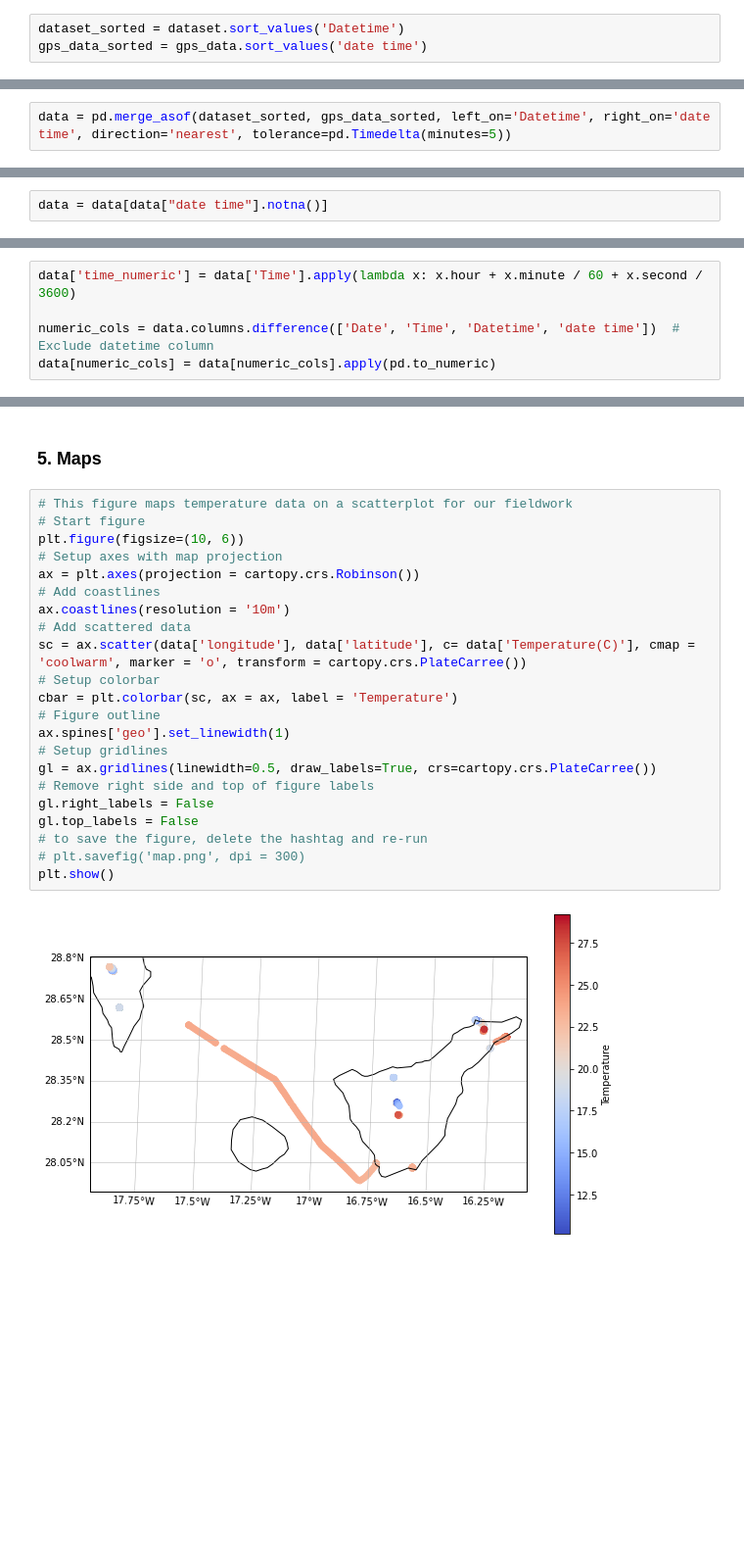
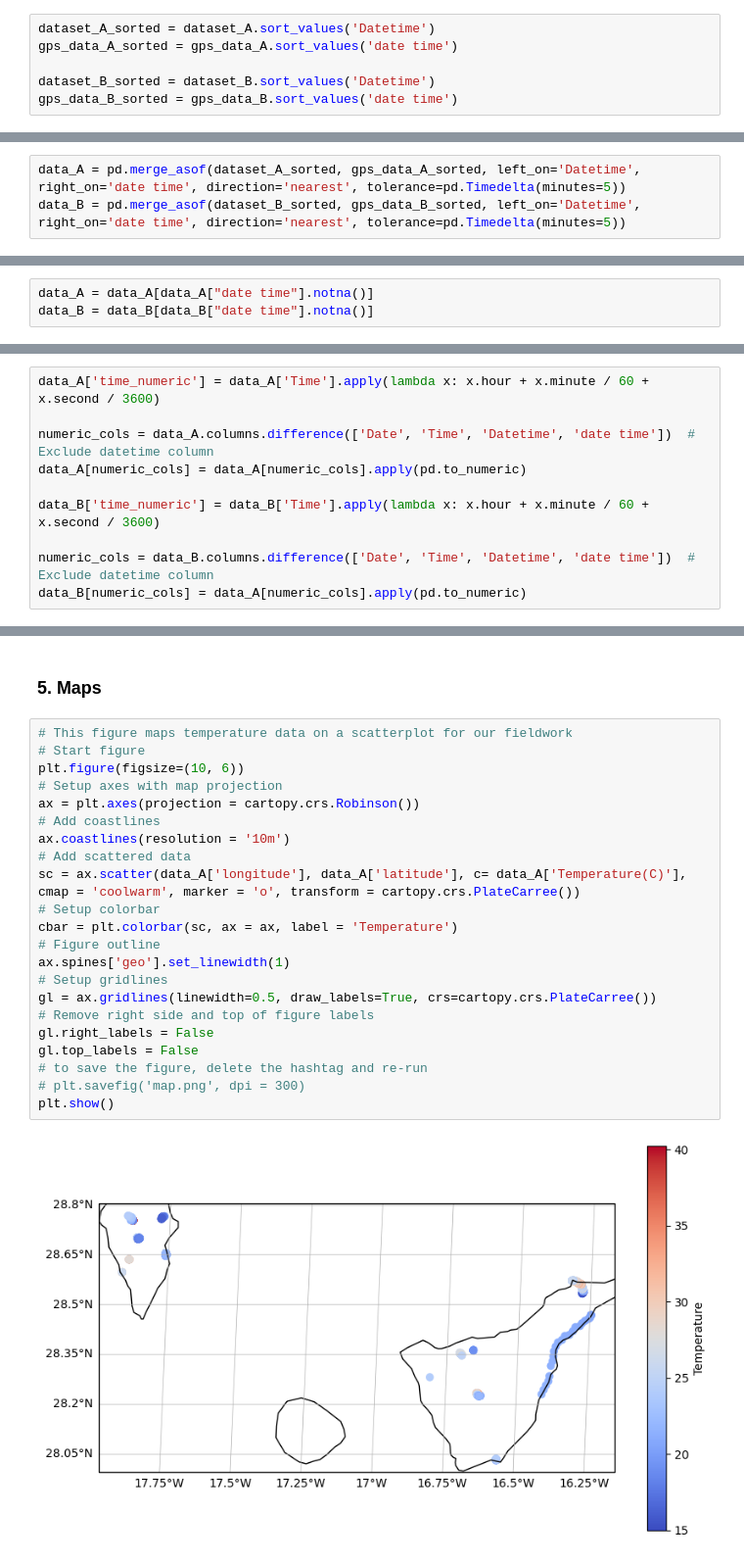
Before and after one commit to harryjgrosvenor/FT202403_CanaryIslands, a Jupyter notebook: Skeleton_Script.ipynb, the cells around one changed output, grey strips where cells are left out. Shown: that part at 98% size. Saved outputs shown, nothing was run; the diff lists cells and outputs as text; blank space fills up the shorter version.

```diff
--- a/Skeleton_Script.ipynb
+++ b/Skeleton_Script.ipynb
@@ -63,16 +75,21 @@ dataset['Date'] = dataset['Datetime'].dt.date
 # %% [markdown]
 We now need to sort the data to ensure it is chronological order:
 # %%
-dataset_sorted = dataset.sort_values('Datetime')
-gps_data_sorted = gps_data.sort_values('date time')
+dataset_A_sorted = dataset_A.sort_values('Datetime')
+gps_data_A_sorted = gps_data_A.sort_values('date time')
+
+dataset_B_sorted = dataset_B.sort_values('Datetime')
+gps_data_B_sorted = gps_data_B.sort_values('date time')
 # %% [markdown]
 Merge through by matching nearest datetime values. This tags the latitude and longitude columns onto your data array
 # %%
-data = pd.merge_asof(dataset_sorted, gps_data_sorted, left_on='Datetime', right_on='date time', direction='nearest', tolerance=pd.Timedelta(minutes=5))
+data_A = pd.merge_asof(dataset_A_sorted, gps_data_A_sorted, left_on='Datetime', right_on='date time', direction='nearest', tolerance=pd.Timedelta(minutes=5))
+data_B = pd.merge_asof(dataset_B_sorted, gps_data_B_sorted, left_on='Datetime', right_on='date time', direction='nearest', tolerance=pd.Timedelta(minutes=5))
 # %% [markdown]
 Ignore the data where the difference between sensor and GPS datetimes is too large (more than 5min)
 # %%
-data = data[data["date time"].notna()]
+data_A = data_A[data_A["date time"].notna()]
+data_B = data_B[data_B["date time"].notna()]
 # %% [markdown]
 Have a look at the data
 # %%
@@ -94,10 +111,15 @@ data
 # %% [markdown]
 For daily cycles, we need to convert the time into plottable numeric data, and convert other columns into numeric data:
 # %%
-data['time_numeric'] = data['Time'].apply(lambda x: x.hour + x.minute / 60 + x.second / 3600)
+data_A['time_numeric'] = data_A['Time'].apply(lambda x: x.hour + x.minute / 60 + x.second / 3600)
 
-numeric_cols = data.columns.difference(['Date', 'Time', 'Datetime', 'date time'])  # Exclude datetime column
-data[numeric_cols] = data[numeric_cols].apply(pd.to_numeric)
+numeric_cols = data_A.columns.difference(['Date', 'Time', 'Datetime', 'date time'])  # Exclude datetime column
+data_A[numeric_cols] = data_A[numeric_cols].apply(pd.to_numeric)
+
+data_B['time_numeric'] = data_B['Time'].apply(lambda x: x.hour + x.minute / 60 + x.second / 3600)
+
+numeric_cols = data_B.columns.difference(['Date', 'Time', 'Datetime', 'date time'])  # Exclude datetime column
+data_B[numeric_cols] = data_A[numeric_cols].apply(pd.to_numeric)
 # %% [markdown]
 ### Daily mean data
 Doing the same as we did for time but for date allows us to compute daily means etc.
@@ -198,24 +223,24 @@ plt.show()
 # %%
 # This figure maps temperature data on a scatterplot for our fieldwork
 # Start figure
 plt.figure(figsize=(10, 6))
 # Setup axes with map projection
 ax = plt.axes(projection = cartopy.crs.Robinson())
 # Add coastlines
 ax.coastlines(resolution = '10m')
 # Add scattered data
-sc = ax.scatter(data['longitude'], data['latitude'], c= data['Temperature(C)'], cmap = 'coolwarm', marker = 'o', transform = cartopy.crs.PlateCarree())
+sc = ax.scatter(data_A['longitude'], data_A['latitude'], c= data_A['Temperature(C)'], cmap = 'coolwarm', marker = 'o', transform = cartopy.crs.PlateCarree())
 # Setup colorbar
 cbar = plt.colorbar(sc, ax = ax, label = 'Temperature')
 # Figure outline
 ax.spines['geo'].set_linewidth(1)
 # Setup gridlines
 gl = ax.gridlines(linewidth=0.5, draw_labels=True, crs=cartopy.crs.PlateCarree())
 # Remove right side and top of figure labels
 gl.right_labels = False
 gl.top_labels = False
 # to save the figure, delete the hashtag and re-run
 # plt.savefig('map.png', dpi = 300)
 plt.show()
 # %% [output]
-[figure, old version]
+[figure, new version]
```
Also changed, not shown: parts of 31 cells of this notebook, 5 other files.
